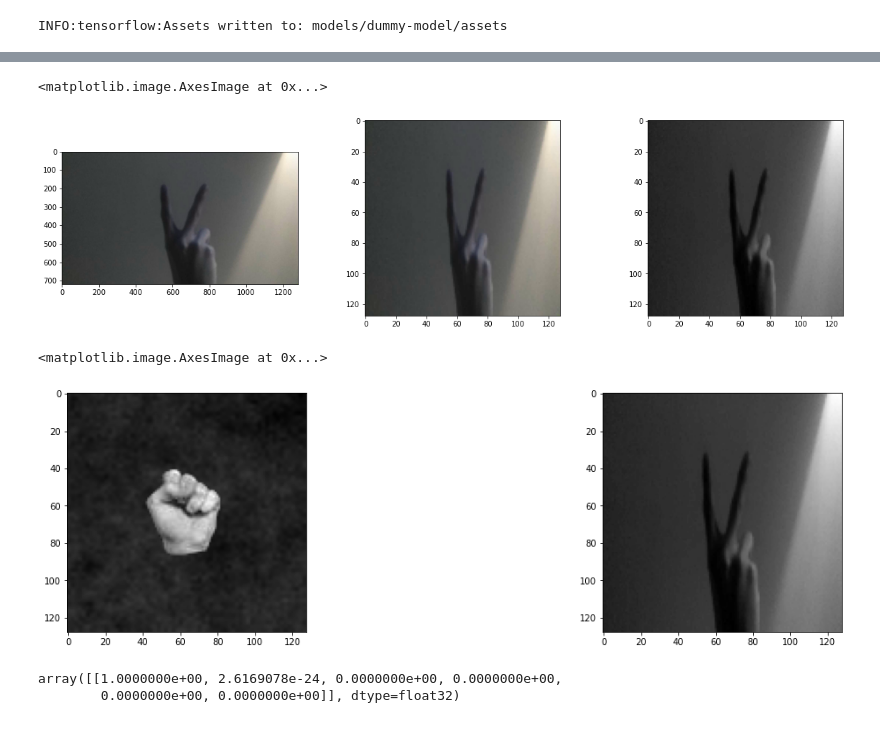
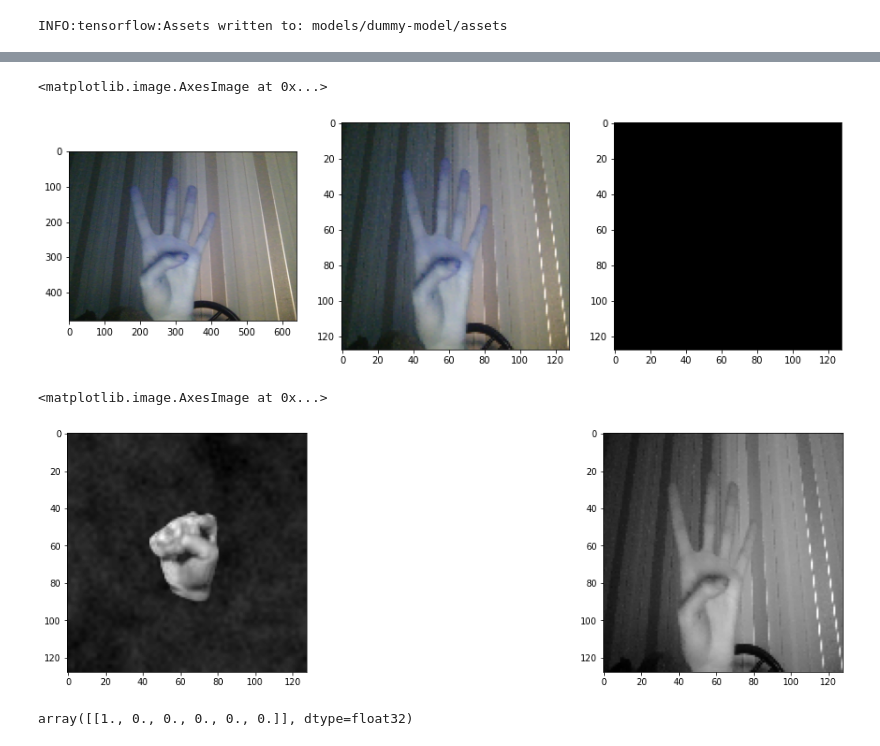
Before and after one commit to alkur-gh/finger-counter, a Jupyter notebook: playground.ipynb, the cells around one changed output, grey strips where cells are left out. Drawn from its saved outputs; the diff is of its cells as text; code cells hidden in the pictures.

```diff
--- a/playground.ipynb
+++ b/playground.ipynb
@@ -117,0 +119,3 @@ plt.imshow(frame)
+# %%
+fframe = cv2.imread('test.png', 1)
+plt.imshow(fframe)
@@ -119,0 +129,5 @@ cv2.imwrite('test.png', frame)
+# %%
+def process_frame(pframe, fgbg=cv2.createBackgroundSubtractorMOG2()):
+    pframe = cv2.resize(pframe, (128, 128))
+    pframe = fgbg.apply(pframe)
+    return pframe
@@ -120,18 +139,18 @@ cv2.imwrite('test.png', frame)
 # %%
+frame = fframe
+
 plt.figure(figsize=(20, 5))
-plt.subplot(1, 3, 1)
+plt.subplot(1, 4, 1)
 plt.imshow(frame)
 
-rframe = cv2.resize(frame, (128, 128))
-plt.subplot(1, 3, 2)
-plt.imshow(rframe)
+plt.subplot(1, 4, 2)
+plt.imshow(cv2.resize(frame, (128, 128)))
 
-plt.subplot(1, 3, 3)
-rgframe = cv2.cvtColor(rframe, cv2.COLOR_BGR2GRAY)
-plt.imshow(rgframe, cmap='gray')
+plt.subplot(1, 4, 3)
+plt.imshow(process_frame(frame), cmap='gray')
 # %% [output]
 <matplotlib.image.AxesImage at 0x...>
-[figure, old version]
+[figure, new version]
 # %%
 plt.figure(figsize=(20, 5))
 plt.subplot(1, 2, 1)
@@ -140,9 +159,8 @@ plt.subplot(1, 2, 2)
 plt.imshow(rgframe, cmap='gray')
 # %% [output]
 <matplotlib.image.AxesImage at 0x...>
-[figure, old version]
+[figure, new version]
 # %%
 model.predict(np.expand_dims(rgframe.reshape(*rgframe.shape, 1), axis=0))
 # %% [output]
-array([[1.0000000e+00, 2.6169078e-24, 0.0000000e+00, 0.0000000e+00,
-        0.0000000e+00, 0.0000000e+00]], dtype=float32)
+array([[1., 0., 0., 0., 0., 0.]], dtype=float32)
```
Also changed, not shown: parts of 9 cells of this notebook, 4 other files.
